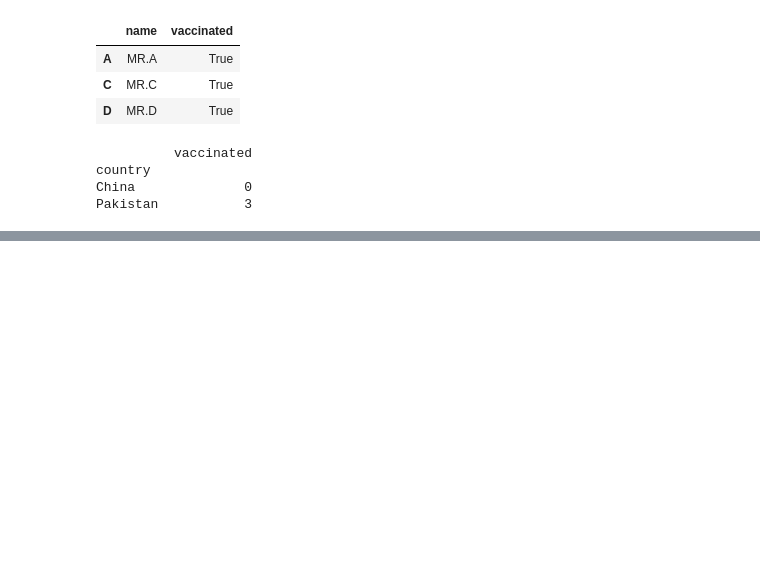
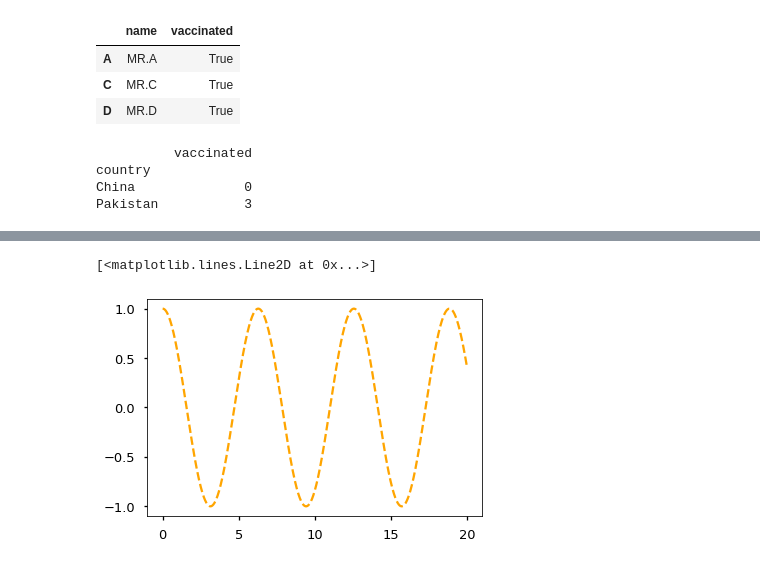
Before and after one commit to KARTIKEYgarg1/udemy-data-science-and-ml, a Jupyter notebook: Programs.ipynb, the cells around one changed output, grey strips where cells are left out. Drawn from its saved outputs; the diff is of its cells as text; code cells hidden in the pictures; blank space fills up the shorter version.

```diff
--- a/Programs.ipynb
+++ b/Programs.ipynb
@@ -220,0 +287,13 @@ Pakistan           3
+# %%
+"""LECTURE 142:MATPLOTLIB-COLOR"""
+import matplotlib.pyplot as plt
+import numpy as np
+x=np.linspace(0,20,1500)
+f = plt.figure()
+f.set_figwidth(6)
+f.set_figheight(4)
+plt.style.use('seaborn-talk')
+plt.plot(x,np.cos(x),color="orange",linestyle="dashed")
+# %% [output]
+[<matplotlib.lines.Line2D at 0x...>]
+[figure, added]
```
Also changed, not shown: parts of 7 cells of this notebook.
